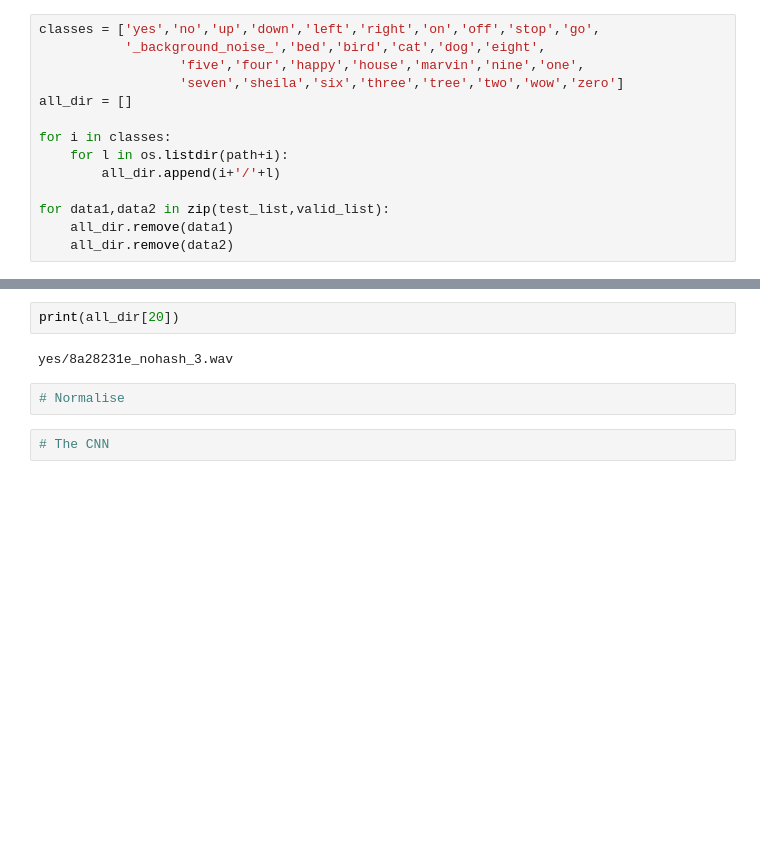
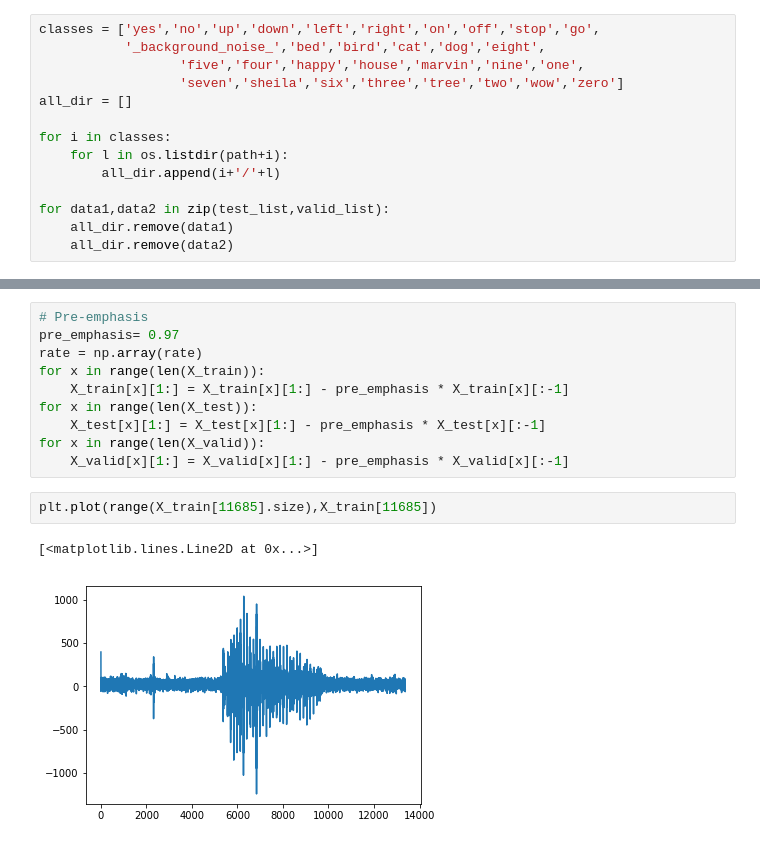
Before and after one commit to abylikhsanov/speech-recognition-kaggle, a Jupyter notebook: model.ipynb, the cells around one changed output, grey strips where cells are left out. Drawn from its saved outputs; the diff is of its cells as text; blank space fills up the shorter version.

```diff
--- a/model.ipynb
+++ b/model.ipynb
@@ -67,8 +103,15 @@ for l in all_dir:
-# %%
-print(all_dir[20])
-# %% [output]
-yes/8a28231e_nohash_3.wav
-# %%
-# Normalise
-# %%
-# The CNN
+# %%
+# Pre-emphasis
+pre_emphasis= 0.97
+rate = np.array(rate)
+for x in range(len(X_train)):
+    X_train[x][1:] = X_train[x][1:] - pre_emphasis * X_train[x][:-1]
+for x in range(len(X_test)):
+    X_test[x][1:] = X_test[x][1:] - pre_emphasis * X_test[x][:-1]
+for x in range(len(X_valid)):
+    X_valid[x][1:] = X_valid[x][1:] - pre_emphasis * X_valid[x][:-1]
+# %%
+plt.plot(range(X_train[11685].size),X_train[11685])
+# %% [output]
+[<matplotlib.lines.Line2D at 0x...>]
+[figure, added]
```
Also changed, not shown: parts of 7 cells of this notebook.
